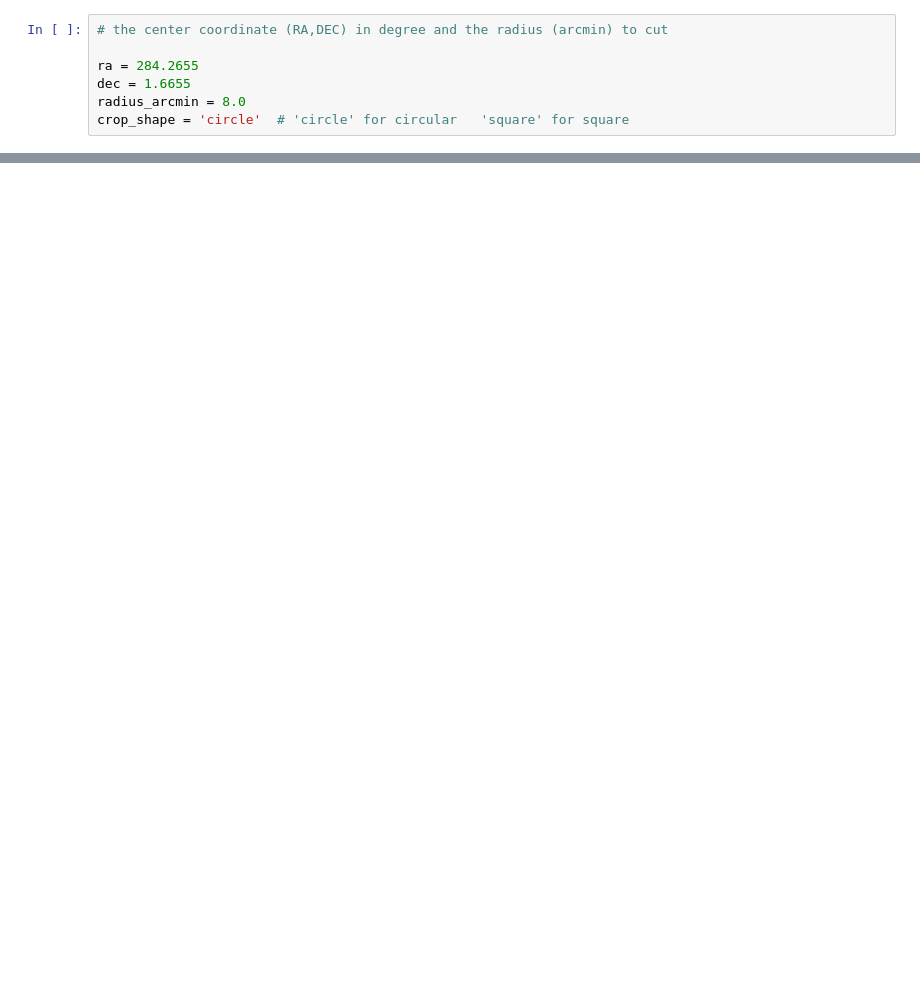
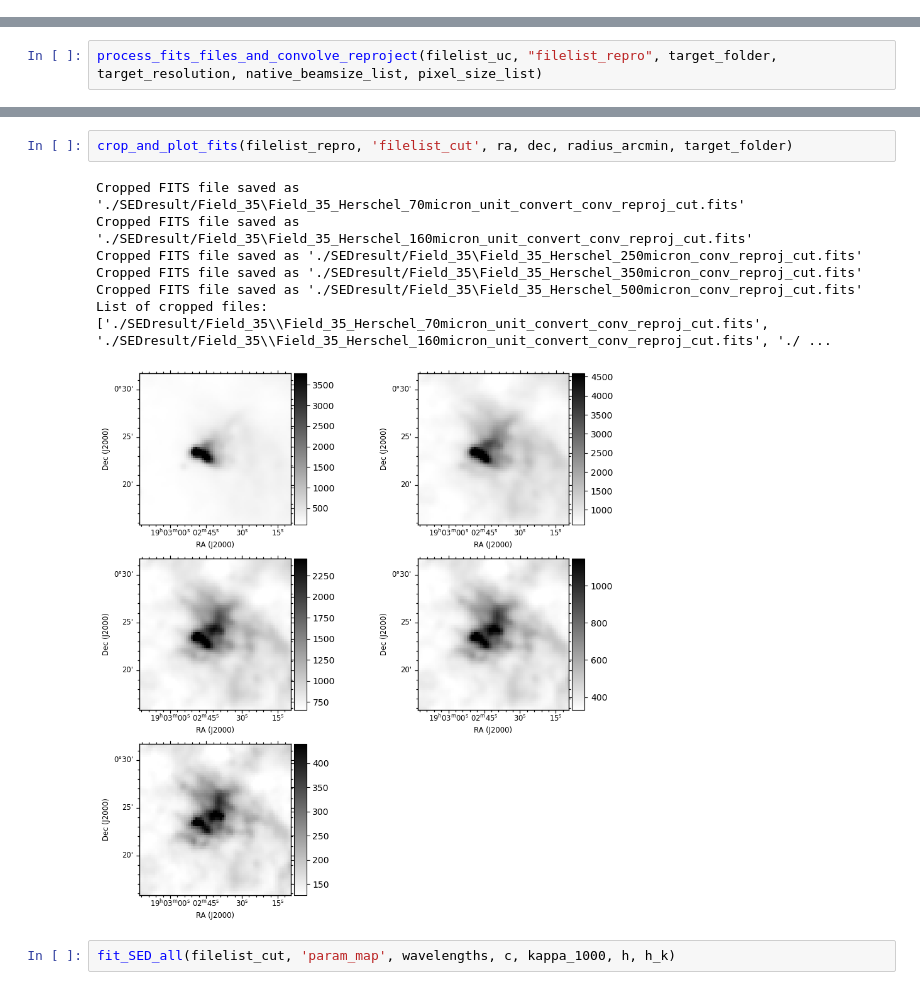
Before and after one commit to YuanzXiong/astro-code, a Jupyter notebook: example1.ipynb, the cells around one changed output, grey strips where cells are left out. Drawn from its saved outputs; the diff is of its cells as text; blank space fills up the shorter version.

```diff
--- a/example1.ipynb
+++ b/example1.ipynb
@@ -52,7 +17,0 @@ New working directory: D:\astro
-# %%
-# the center coordinate (RA,DEC) in degree and the radius (arcmin) to cut
-
-ra = 284.2655
-dec = 1.6655
-radius_arcmin = 8.0
-crop_shape = 'circle'  # 'circle' for circular   'square' for square
@@ -572,0 +48,2 @@ No.    Name      Ver    Type      Cards   Dimensions   Format
+# %%
+process_fits_files_and_convolve_reproject(filelist_uc, "filelist_repro", target_folder, target_resolution, native_beamsize_list, pixel_size_list)
@@ -572,0 +63,12 @@ No.    Name      Ver    Type      Cards   Dimensions   Format
+# %%
+crop_and_plot_fits(filelist_repro, 'filelist_cut', ra, dec, radius_arcmin, target_folder)
+# %% [output]
+Cropped FITS file saved as './SEDresult/Field_35\Field_35_Herschel_70micron_unit_convert_conv_reproj_cut.fits'
+Cropped FITS file saved as './SEDresult/Field_35\Field_35_Herschel_160micron_unit_convert_conv_reproj_cut.fits'
+Cropped FITS file saved as './SEDresult/Field_35\Field_35_Herschel_250micron_conv_reproj_cut.fits'
+Cropped FITS file saved as './SEDresult/Field_35\Field_35_Herschel_350micron_conv_reproj_cut.fits'
+Cropped FITS file saved as './SEDresult/Field_35\Field_35_Herschel_500micron_conv_reproj_cut.fits'
+List of cropped files: ['./SEDresult/Field_35\\Field_35_Herschel_70micron_unit_convert_conv_reproj_cut.fits', './SEDresult/Field_35\\Field_35_Herschel_160micron_unit_convert_conv_reproj_cut.fits', './ ...
+[figure, added]
+# %%
+fit_SED_all(filelist_cut, 'param_map', wavelengths, c, kappa_1000, h, h_k)
```
Also changed, not shown: parts of 22 cells of this notebook.
